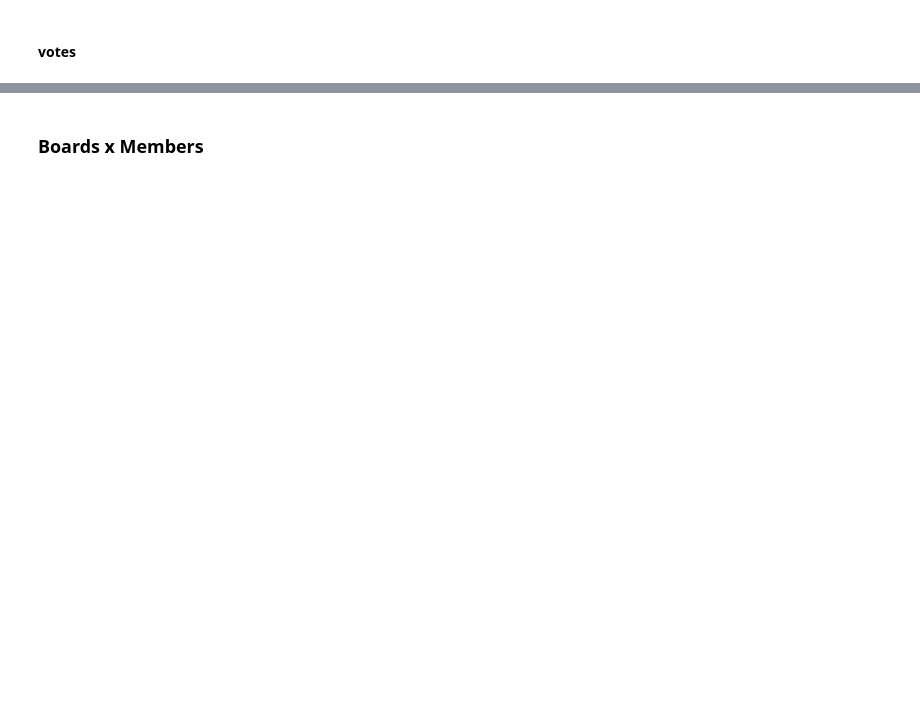
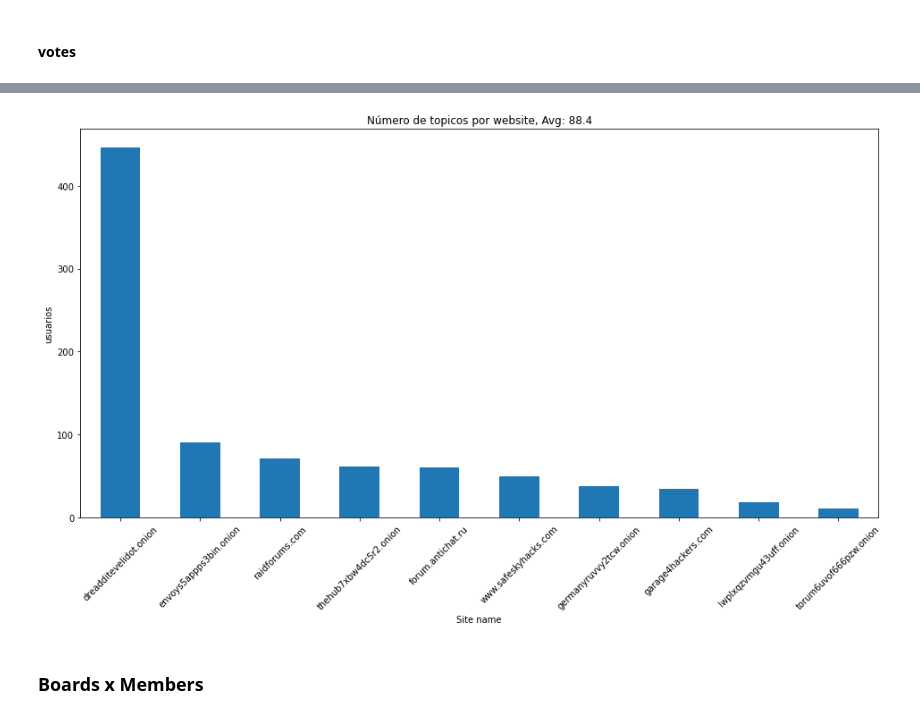
Before and after one commit to fmorenovr/crimepy, a Jupyter notebook: notebooks/3_DB_Statistics.ipynb, the cells around one changed output, grey strips where cells are left out. Drawn from its saved outputs; the diff is of its cells as text; code cells hidden in the pictures; blank space fills up the shorter version.

```diff
--- a/notebooks/3_DB_Statistics.ipynb
+++ b/notebooks/3_DB_Statistics.ipynb
@@ -40,4 +109,4 @@ boards_df.loc[1,:]
 # %%
 boards_df = boards_df[["id", "site_id", "site_name", "name", "url"]].copy().drop_duplicates()
-boards_df.rename(columns={"id":"board_id", "name":"board_title"}, inplace=True)
+boards_df.rename(columns={"id":"board_id", "name":"board_title", "url":"board_url"}, inplace=True)
 boards_df
@@ -96,9 +329,11 @@ topics_website_df
 # %%
-mean_val = topics_website_df["board_title"].mean()
+mean_val = round(topics_website_df["board_title"].mean(), 2)
 
 ax = topics_website_df.plot(kind="bar", figsize=(16,8), title=f"Número de topicos por website, Avg: {mean_val}", xlabel="Site name", ylabel="usuarios", rot=45)
 # ax.legend(list(temp_df["site_name"]))
 ax.get_legend().remove()
+# %% [output]
+[figure, added]
 # %% [markdown]
 ### Boards x Members
 # %%
```
Also changed, not shown: parts of 57 cells of this notebook, 5 other files.
